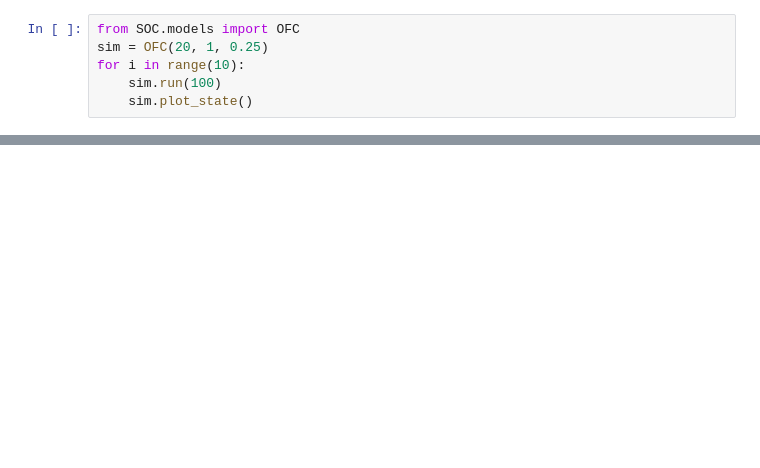
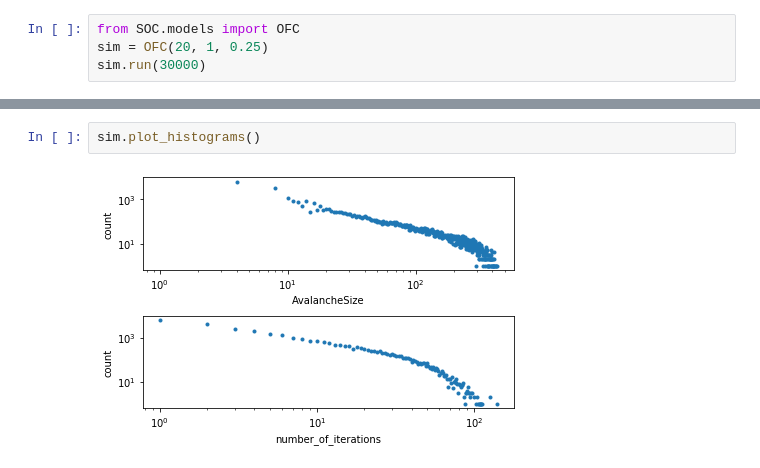
Before and after one commit to SocSIM/SocSIM, a Jupyter notebook: research/OFC.ipynb, the cells around one changed output, grey strips where cells are left out. Saved outputs shown, nothing was run; the diff lists cells and outputs as text; blank space fills up the shorter version.

```diff
--- a/research/OFC.ipynb
+++ b/research/OFC.ipynb
@@ -1,8 +1,6 @@
 # %%
 from SOC.models import OFC
 sim = OFC(20, 1, 0.25)
-for i in range(10):
-    sim.run(100)
-    sim.plot_state()
+sim.run(30000)
 # %% [output]
 [interactive output not drawn]
@@ -20,0 +12,4 @@ for i in range(10):
+# %%
+sim.plot_histograms()
+# %% [output]
+[figure, added]
```
Also changed, not shown: parts of 2 cells of this notebook.
